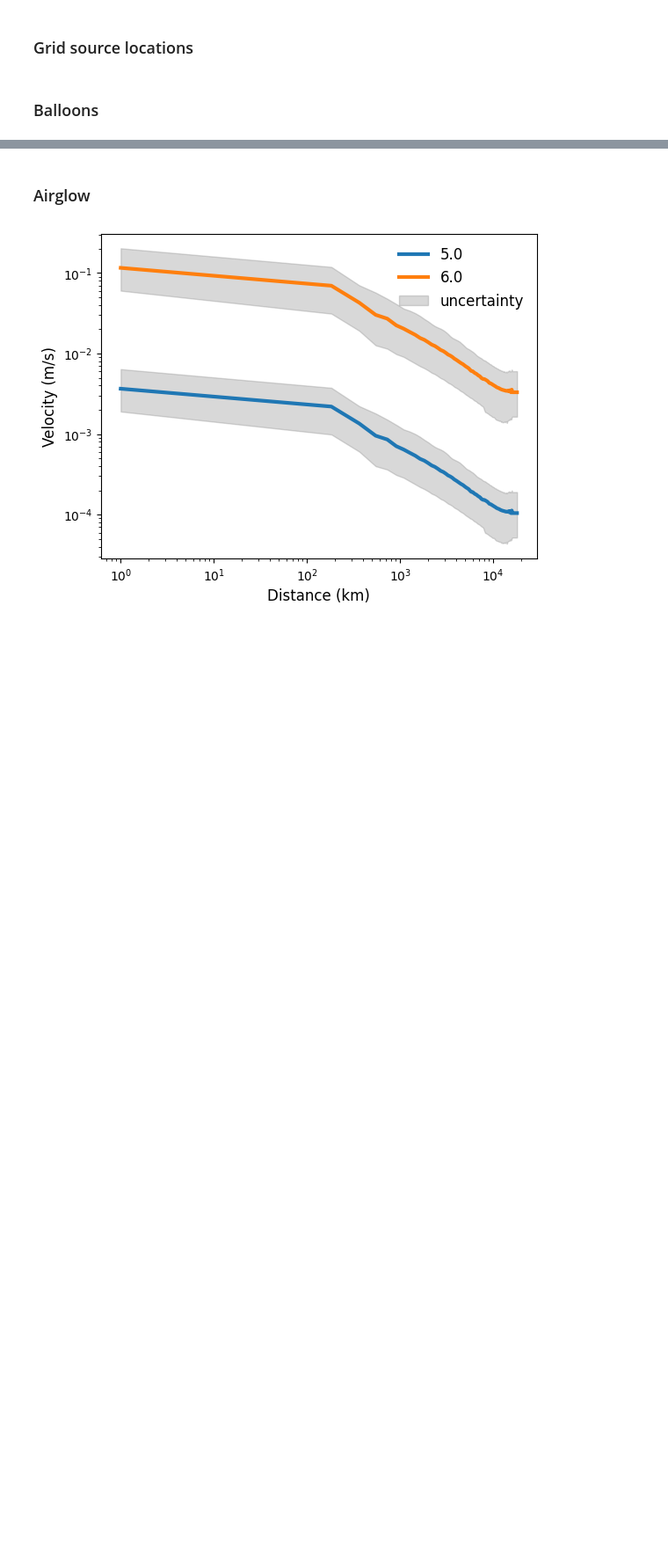
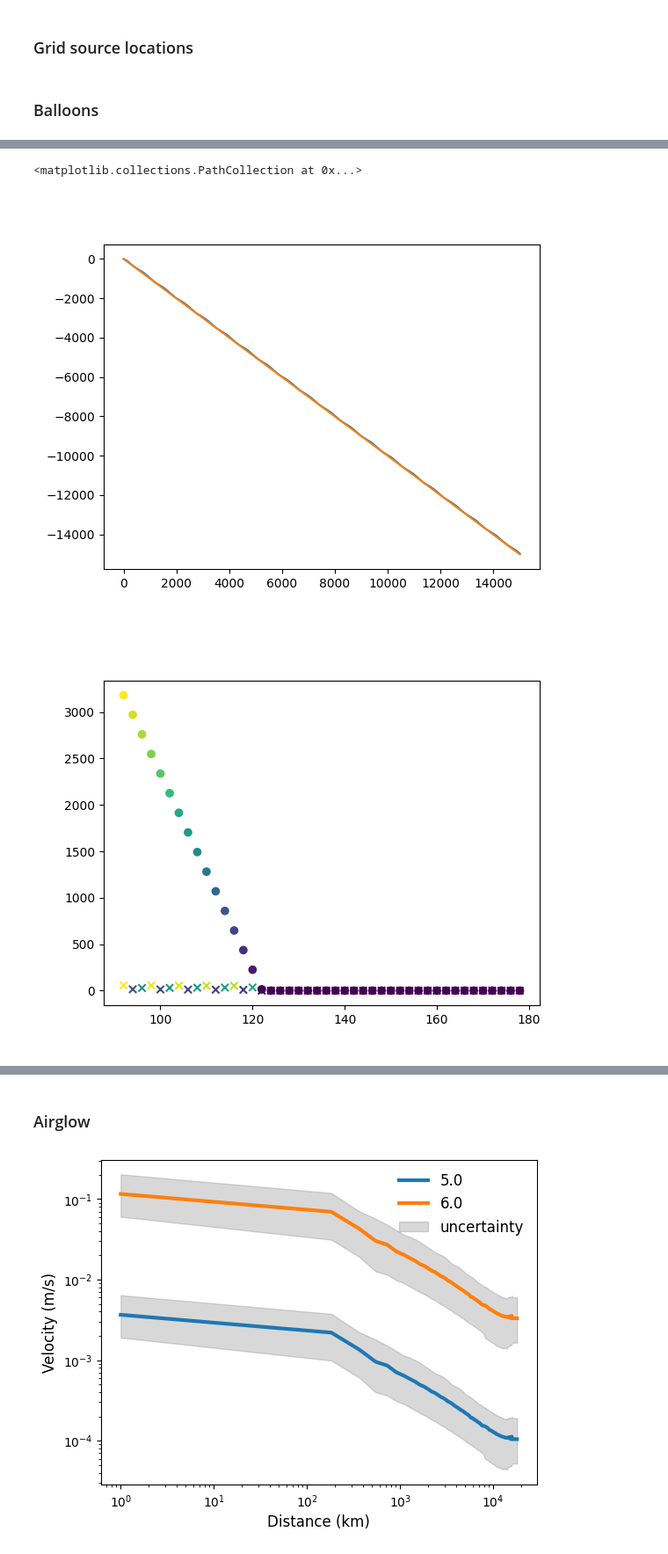
Before and after one commit to QuentinBrissaud/Venus_Detectability, a Jupyter notebook: compute_network_shapes.ipynb, the cells around one changed output, grey strips where cells are left out. Shown at 88% size. Saved outputs shown, nothing was run; the diff lists cells and outputs as text; code cells hidden in the pictures; blank space fills up the shorter version.

```diff
--- a/compute_network_shapes.ipynb
+++ b/compute_network_shapes.ipynb
@@ -87,3 +100,24 @@ for period, max_dist_loc in max_dist.items():
 #max_dist = np.load('./max_dist.npy', mmap_mode='r')
 with open('./max_dist_2_4.npy', 'wb') as f:
     np.save(f, max_dist)
+# %%
+period = 100.
+func = f_alt_scaling_nightglow[period]
+
+ilat = (abs(LATS) < 0.1)&(LONS>90)
+test = max_dist[period][160,:].copy()/1e3
+testmod = test + func(test)
+
+dists_try = np.linspace(test.min(), test.max(), 100)
+plt.figure()
+#plt.plot(dists_try[:-1], np.diff(func(dists_try)))
+plt.plot(dists_try, func(dists_try))
+plt.plot(dists_try, -dists_try)
+
+plt.figure()
+plt.scatter(LONS[ilat], testmod[ilat], c=testmod[ilat], marker='x')
+plt.scatter(LONS[ilat], test[ilat], c=test[ilat], marker='o')
+# %% [output]
+<matplotlib.collections.PathCollection at 0x...>
+[figure, added]
+[figure, added]
```
Also changed, not shown: parts of 8 cells of this notebook, 6 other files.
